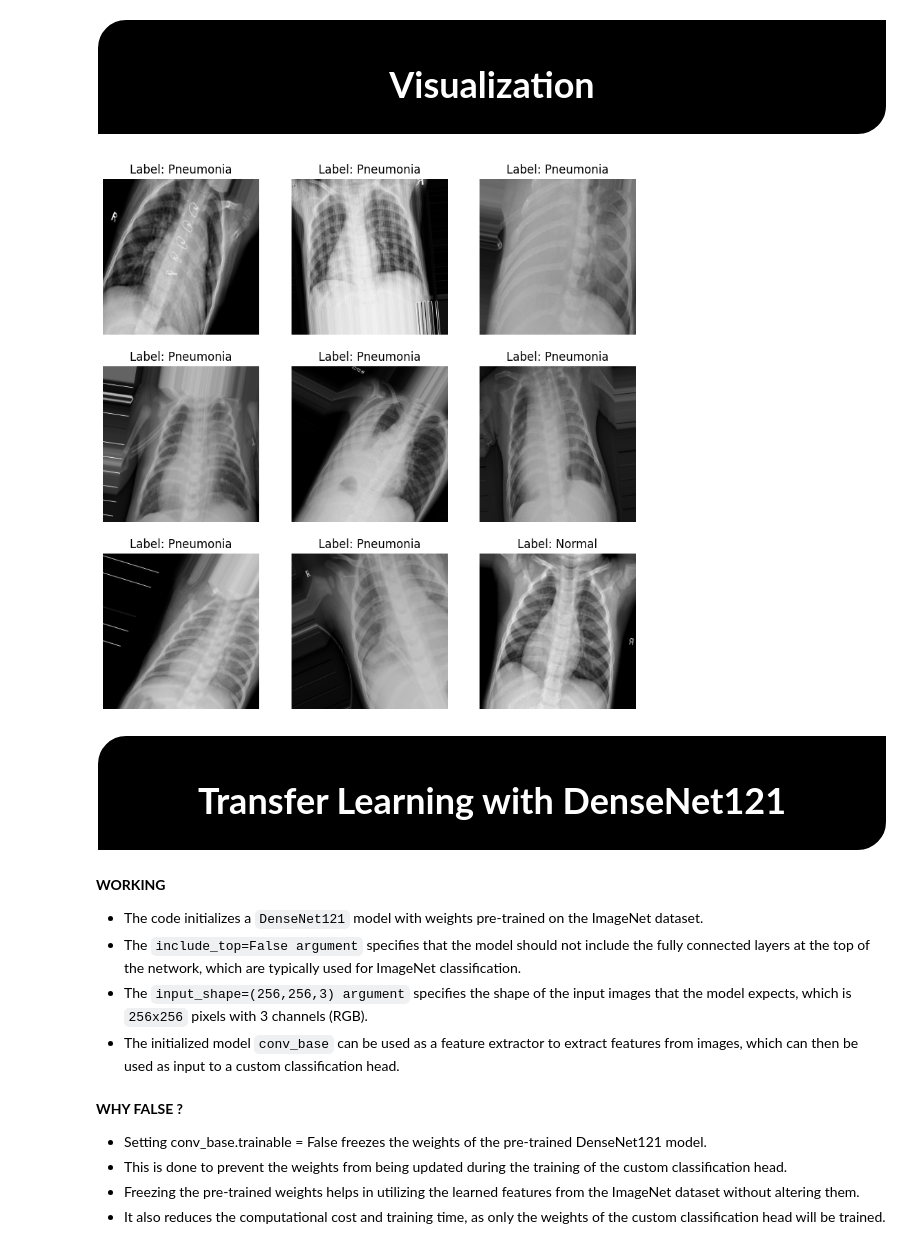
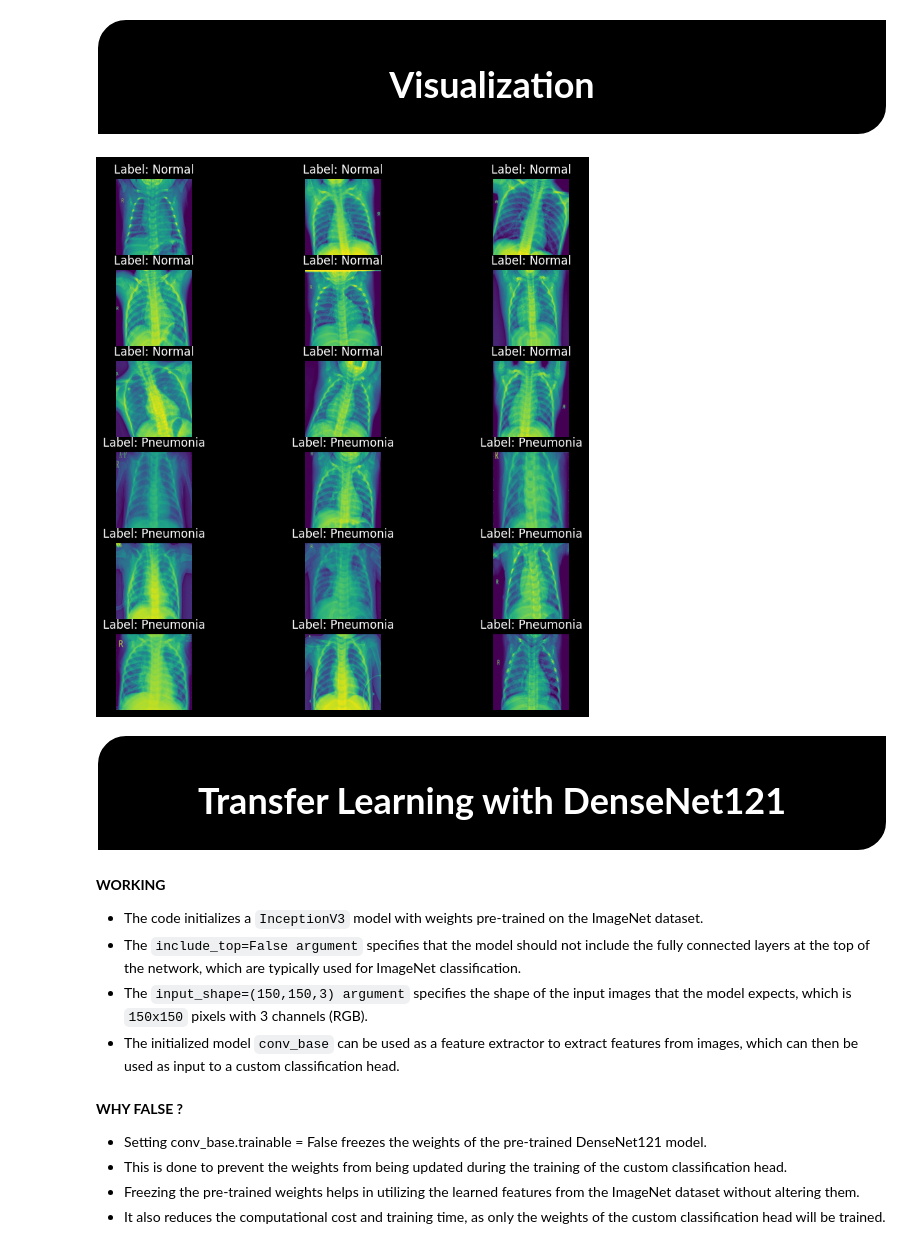
Before and after one commit to MuhammadUmerKhan/PneumoScan-AI-for-Pneumonia-Detection, a Jupyter notebook: ipynb/Pneumonia_detection.ipynb, the cells around one changed output. Saved outputs shown, nothing was run; the diff lists cells and outputs as text; code cells hidden in the pictures.

```diff
--- a/ipynb/Pneumonia_detection.ipynb
+++ b/ipynb/Pneumonia_detection.ipynb
@@ -309,17 +242,45 @@ Test Set Class Distribution: {'NORMAL': 159, 'PNEUMONIA': 428}
     Visualization
 </h1>
 </div>
-# %%
-images, labels = next(train_data)
-plt.figure(figsize=(10, 10))
-for i in range(9):
-    plt.subplot(3, 3, i+1)
-    plt.imshow(images[i])
-    plt.title("Label: " + ("Pneumonia" if labels[i] else "Normal"))
-    plt.axis("off")
-plt.show()
-# %% [output]
-[figure, removed]
+# %%
+train_dir = "/Users/innovationinsight/Desktop/Umer/chest_xray/chest_xray/all_data/balanced_data/balanced_splitted/train"
+test_dir = "/Users/innovationinsight/Desktop/Umer/chest_xray/chest_xray/all_data/balanced_data/balanced_splitted/test"
+val_dir = "/Users/innovationinsight/Desktop/Umer/chest_xray/chest_xray/all_data/balanced_data/balanced_splitted/val"
+
+def get_images_from_folder(folder, class_name, num_images=9):
+    class_dir = os.path.join(folder, class_name)
+    images = []
+
+    image_files = [f for f in os.listdir(class_dir) if f.lower().endswith(('jpg', 'jpeg', 'png'))]
+
+    selected_images = random.sample(image_files, num_images)
+
+    for img_file in selected_images:
+        img_path = os.path.join(class_dir, img_file)
+        img = Image.open(img_path).resize((256, 256))
+        images.append(img)
+
+    return images
+
+num_images_to_plot = 9
+images_normal = get_images_from_folder(train_dir, "NORMAL", num_images=num_images_to_plot)
+images_pneumonia = get_images_from_folder(train_dir, "PNEUMONIA", num_images=num_images_to_plot)
+plt.figure(figsize=(10, 10))
+
+for i in range(num_images_to_plot):
+    plt.subplot(6, 3, i+1)
+    plt.imshow(images_normal[i])
+    plt.title("Label: Normal")
+    plt.axis("off")
+for i in range(num_images_to_plot):
+    plt.subplot(6, 3, num_images_to_plot + i + 1)
+    plt.imshow(images_pneumonia[i])
+    plt.title("Label: Pneumonia")
+    plt.axis("off")
+
+plt.show()
+# %% [output]
+[figure, added]
 # %% [markdown]
 <div style="border-radius: 30px 0 30px 0px; border: 2px solid rgb(255, 255, 255); padding: 20px; background-color:rgb(0, 0, 0); text-align: center; box-shadow: 0px 2px 4px rgba(0, 0, 0); width: 60%; margin: auto;">
     <h1 style="color:rgb(255, 255, 255); text-shadow: 2px 2px 4px rgba(0, 0, 0); font-weight: bold; margin-bottom: 10px; font-size: 36px;">
@@ -328,7 +289,7 @@ plt.show()
 </div>
 # %% [markdown]
 **WORKING**
-- The code initializes a `DenseNet121` model with weights pre-trained on the ImageNet dataset.
+- The code initializes a `InceptionV3` model with weights pre-trained on the ImageNet dataset.
 - The `include_top=False argument` specifies that the model should not include the fully connected layers at the top of the network, which are typically used for ImageNet classification.
-- The `input_shape=(256,256,3) argument` specifies the shape of the input images that the model expects, which is `256x256` pixels with 3 channels (RGB).
+- The `input_shape=(150,150,3) argument` specifies the shape of the input images that the model expects, which is `150x150` pixels with 3 channels (RGB).
 - The initialized model `conv_base` can be used as a feature extractor to extract features from images, which can then be used as input to a custom classification head.
```
Also changed, not shown: parts of 36 cells of this notebook, 3 other files.
